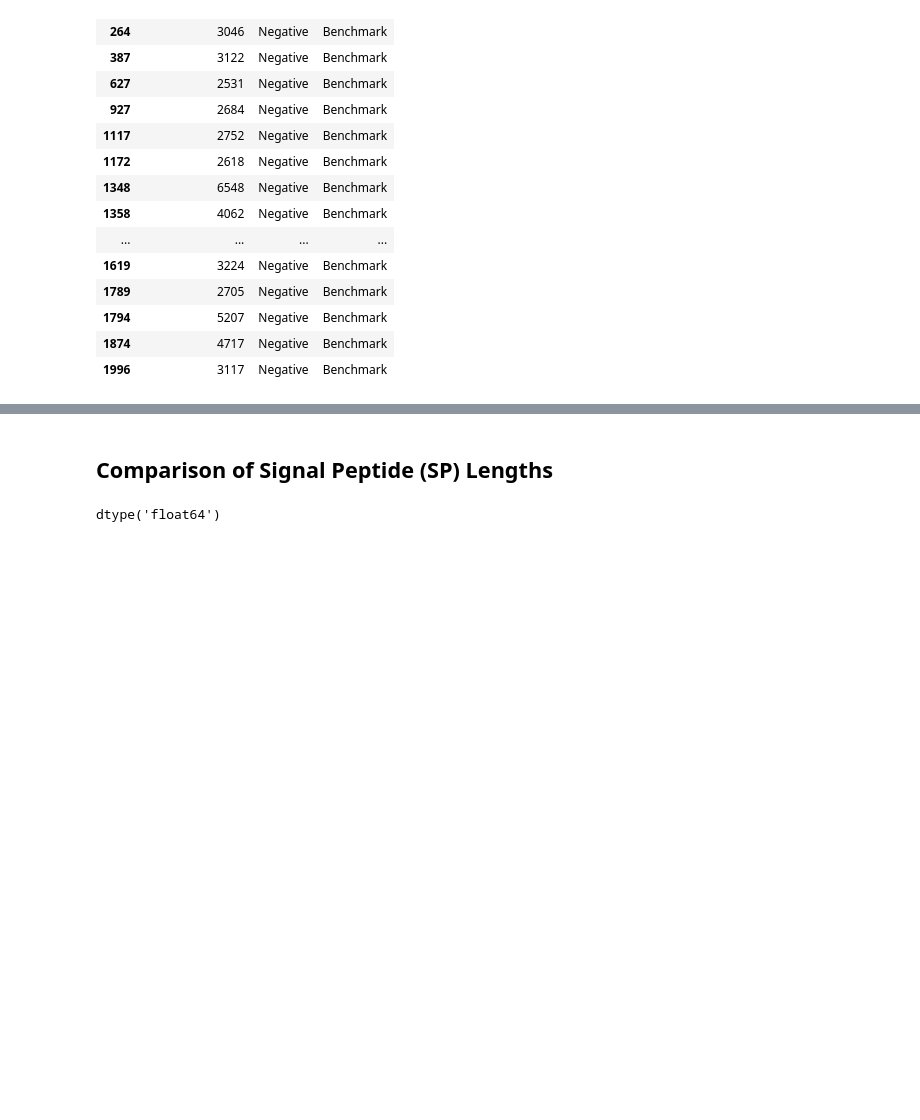
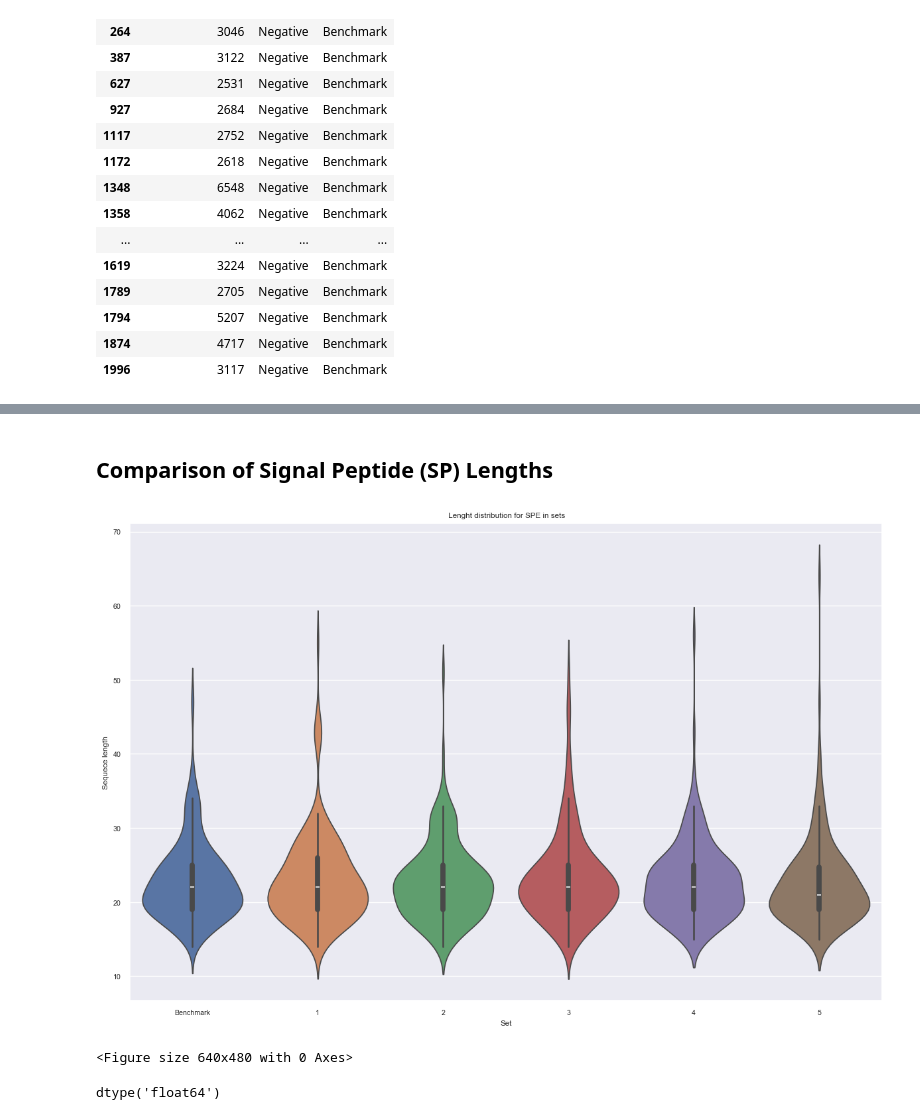
Before and after one commit to LucaCagnini/LB2_project_Group_3, a Jupyter notebook: Data_Analysis/plots.ipynb, the cells around one changed output, grey strips where cells are left out. Cells and saved outputs as stored; diff of their text form; code cells hidden in the pictures; blank space fills up the shorter version.

```diff
--- a/Data_Analysis/plots.ipynb
+++ b/Data_Analysis/plots.ipynb
@@ -207,5 +299,5 @@ df_bench.loc[df_bench["SequenceLength"] > 2500]
 # %% [markdown]
-## Comparison of Signal Peptide (SP) Lengths
+## **Comparison of Signal Peptide (SP) Lengths**
 # %%
 # Create DataFrames to compare SP lengths in positive proteins between the training set and the benchmark set.
 
@@ -224,6 +316,29 @@ for _, row in df_SP_length.iterrows():
 
 
 df_SP_dataset = pd.DataFrame(SP_dataset)
+# %%
+#We can check for the distirbution of SP lenghts in the different subsets and the benchmark set
+plt.figure(figsize=(12, 8))
+sns.violinplot(
+    data=df_SP_dataset,
+    x = "Set",
+    y="SPEnd",
+   hue="Set",
+    #palette="Set2",
+    inner="box",          # adding boxplot
+    split=False,
+    common_norm=False     # normalizing groups separately
+)
+
+plt.title(" Lenght distribution for SPE in sets")
+plt.xlabel("Set")
+plt.ylabel("Sequece length")
+plt.tight_layout()
+plt.show()
+plt.savefig("Sequence_lengths_comparison/Violin_plot_SPE_distribution.png", dpi=300, bbox_inches="tight")
+# %% [output]
+[figure, added]
+<Figure size 640x480 with 0 Axes>
 # %%
 df_SP_dataset["SPEnd"].dtype
 # %% [output]
```
Also changed, not shown: parts of 41 cells of this notebook, 12 other files.
